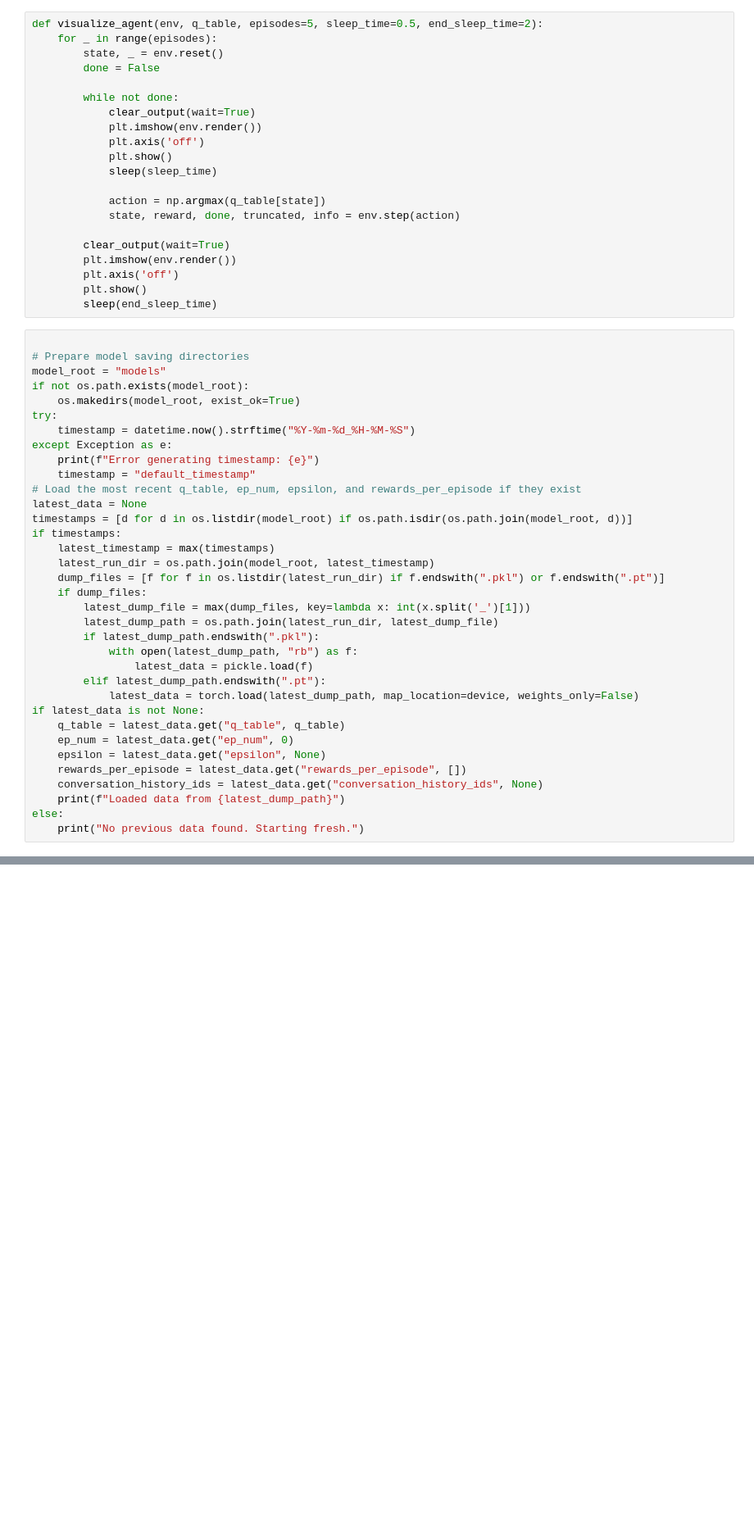
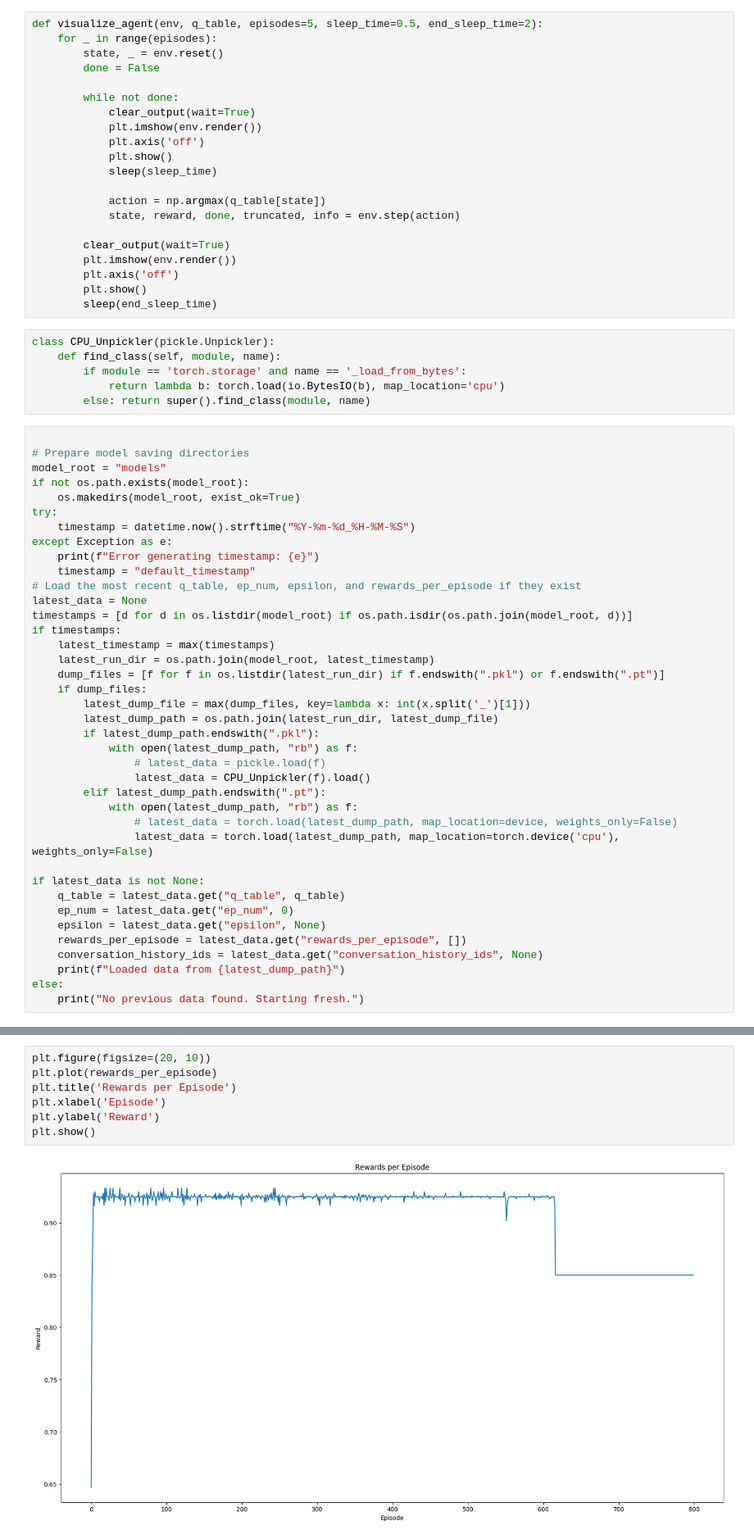
Before and after one commit to lost-particles/echoLLM, a Jupyter notebook: Agent_Visualizer.ipynb, the cells around one changed output, grey strips where cells are left out. Shown at 82% size. Cells and saved outputs as stored; diff of their text form; blank space fills up the shorter version.

```diff
--- a/Agent_Visualizer.ipynb
+++ b/Agent_Visualizer.ipynb
@@ -35,6 +45,12 @@ def visualize_agent(env, q_table, episodes=5, sleep_time=0.5, end_sleep_time=2):
         plt.axis('off')
         plt.show()
         sleep(end_sleep_time)
+# %%
+class CPU_Unpickler(pickle.Unpickler):
+    def find_class(self, module, name):
+        if module == 'torch.storage' and name == '_load_from_bytes':
+            return lambda b: torch.load(io.BytesIO(b), map_location='cpu')
+        else: return super().find_class(module, name)
 # %%
 
 # Prepare model saving directories
@@ -58,9 +74,13 @@ if timestamps:
         latest_dump_path = os.path.join(latest_run_dir, latest_dump_file)
         if latest_dump_path.endswith(".pkl"):
             with open(latest_dump_path, "rb") as f:
-                latest_data = pickle.load(f)
+                # latest_data = pickle.load(f)
+                latest_data = CPU_Unpickler(f).load()
         elif latest_dump_path.endswith(".pt"):
-            latest_data = torch.load(latest_dump_path, map_location=device, weights_only=False)
+            with open(latest_dump_path, "rb") as f:
+                # latest_data = torch.load(latest_dump_path, map_location=device, weights_only=False)
+                latest_data = torch.load(latest_dump_path, map_location=torch.device('cpu'), weights_only=False)
+
 if latest_data is not None:
     q_table = latest_data.get("q_table", q_table)
     ep_num = latest_data.get("ep_num", 0)
@@ -75,3 +128,12 @@ RuntimeError: Attempting to deserialize object on a CUDA device but torch.cuda.i
+# %%
+plt.figure(figsize=(20, 10))
+plt.plot(rewards_per_episode)
+plt.title('Rewards per Episode')
+plt.xlabel('Episode')
+plt.ylabel('Reward')
+plt.show()
+# %% [output]
+[figure, added]
 # %%
 env.reset()
 # Visualize the agent's performance
```
Also changed, not shown: parts of 5 cells of this notebook.
